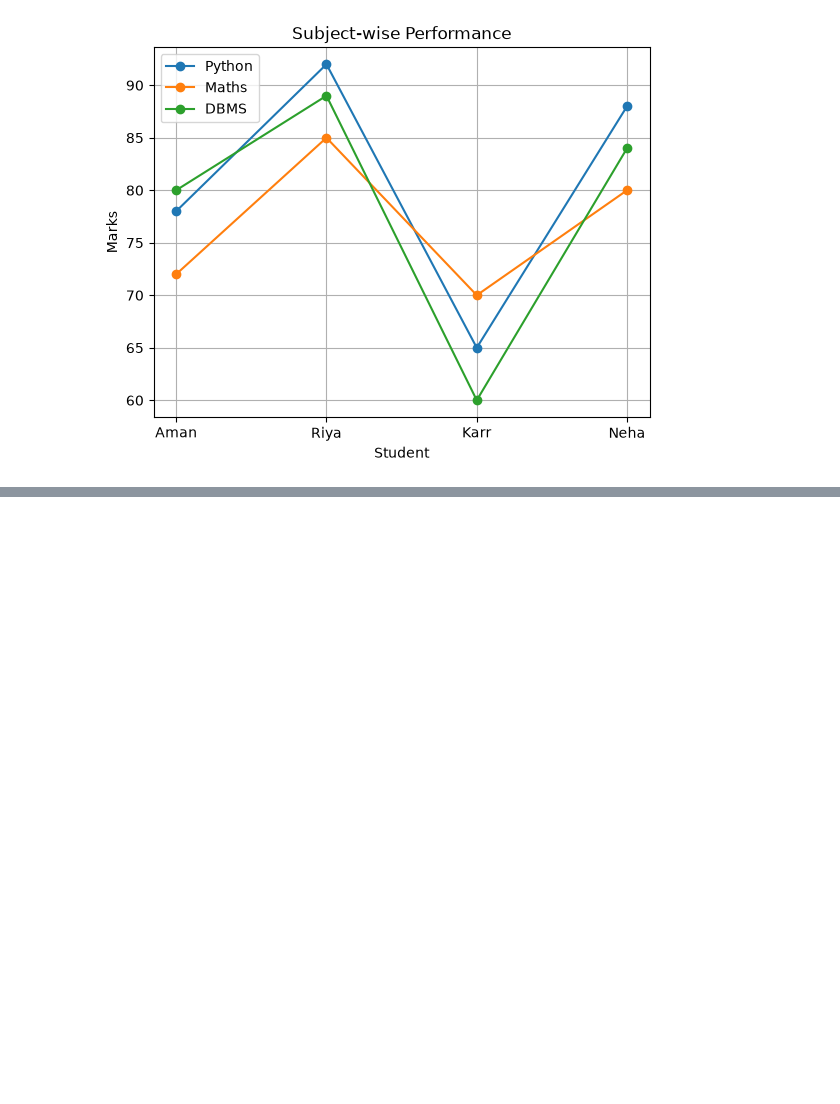
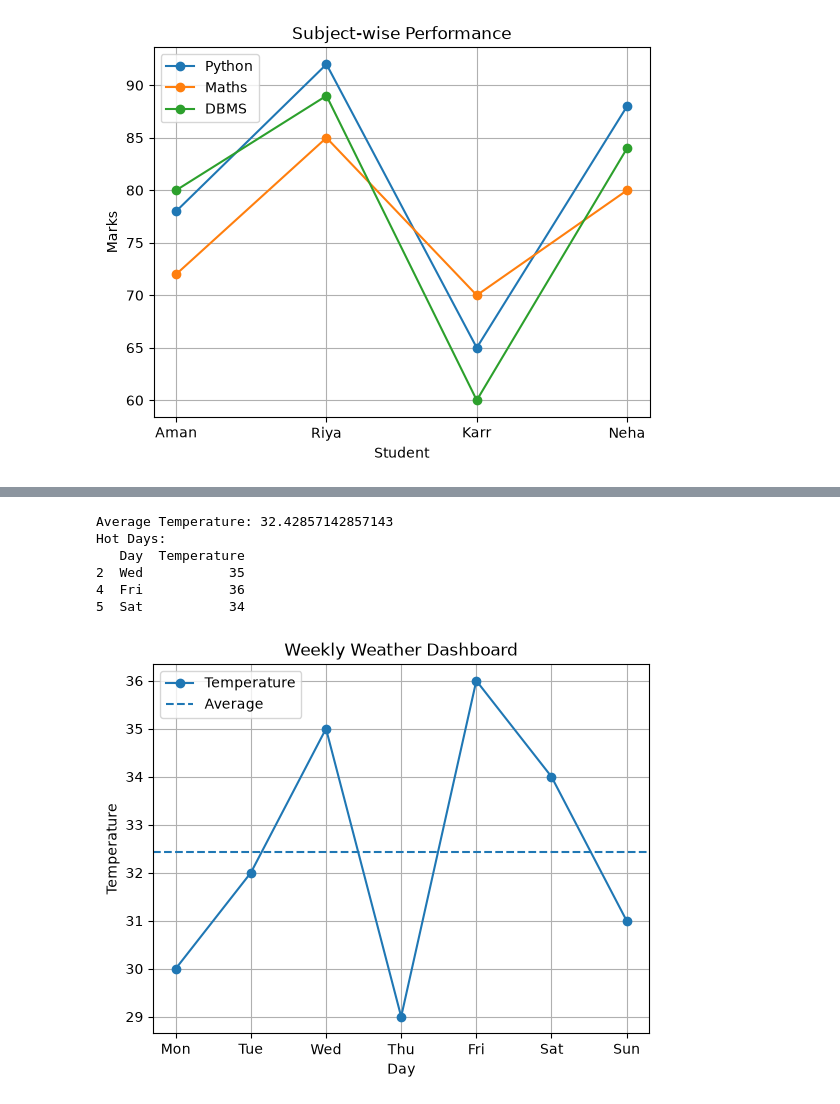
Before and after one commit to shivanshpandey300707-hub/C, a Jupyter notebook: html/site/python/test.ipynb, the cells around one changed output, grey strips where cells are left out. Cells and saved outputs as stored; diff of their text form; code cells hidden in the pictures; blank space fills up the shorter version.

```diff
--- a/html/site/python/test.ipynb
+++ b/html/site/python/test.ipynb
@@ -113,0 +147,31 @@ plt.show()
+# %%
+data = {
+    "Day": ["Mon", "Tue", "Wed", "Thu", "Fri", "Sat", "Sun"],
+    "Temperature": [30, 32, 35, 29, 36, 34, 31],
+}
+
+df = pd.DataFrame(data)
+
+average = np.mean(df["Temperature"])
+hot_days = df[df["Temperature"] > average]
+
+print("Average Temperature:", average)
+print("Hot Days:")
+print(hot_days)
+
+plt.plot(df["Day"], df["Temperature"], marker="o", label="Temperature")
+plt.axhline(average, linestyle="--", label="Average")
+plt.xlabel("Day")
+plt.ylabel("Temperature")
+plt.title("Weekly Weather Dashboard")
+plt.legend()
+plt.grid(True)
+plt.show()
+# %% [output]
+Average Temperature: 32.42857142857143
+Hot Days:
+   Day  Temperature
+2  Wed           35
+4  Fri           36
+5  Sat           34
+[figure, added]
```
Also changed, not shown: parts of 2 cells of this notebook.
